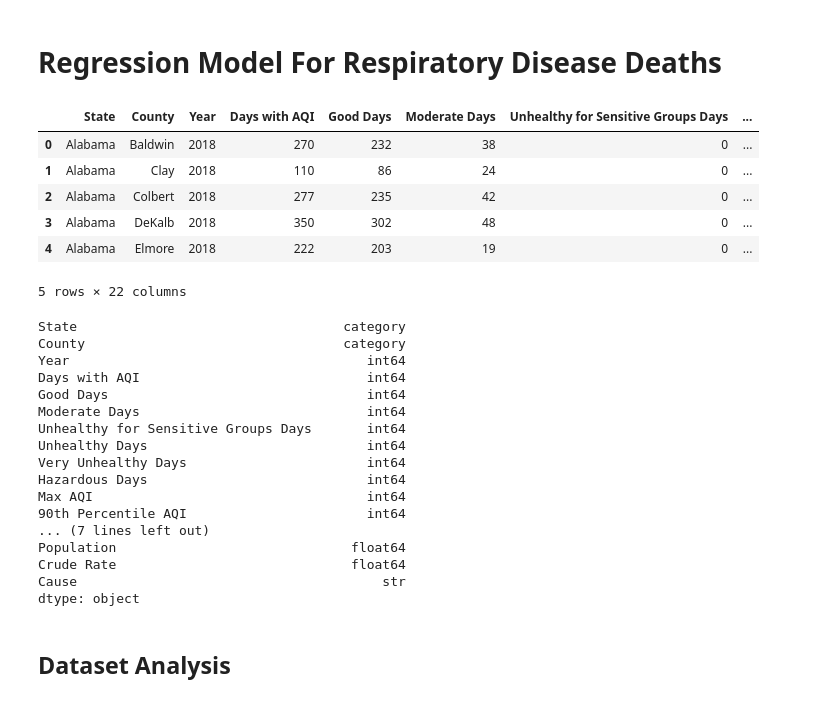
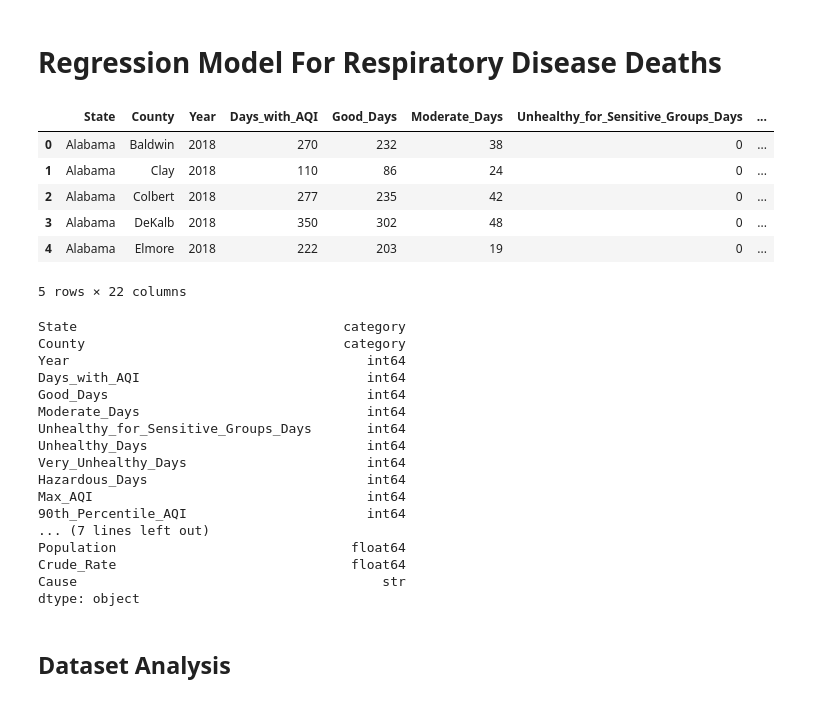
Before and after one commit to yunaxin/air-quality-health-analysis, a Jupyter notebook: analysis.ipynb, the cells around one changed output. Drawn from its saved outputs; the diff is of its cells as text; code cells hidden in the pictures.

```diff
--- a/analysis.ipynb
+++ b/analysis.ipynb
@@ -3,21 +3,27 @@
 # %%
 import pandas as pd
 import matplotlib.pyplot  as plt
 import seaborn as sns
 import statsmodels.api as sm
 from statsmodels.stats.outliers_influence import variance_inflation_factor
 from statsmodels.tools.tools import add_constant
+import statsmodels.formula.api as smf
 import numpy as np
+from itertools import combinations
+from tqdm.notebook import tqdm
+from sklearn import metrics
+from statsmodels.tsa.stattools import acf
 
 # Load the cleaned dataset
 df = pd.read_csv("./datasets/processed_dataset.csv")
+df.columns = df.columns.str.replace(" ", "_")
 df["State"] = df["State"].astype('category')
 df["County"] = df["County"].astype('category')
 
 # Preview the data
 df.head()
 # %% [output]
-|  | State | County | Year | Days with AQI | Good Days | Moderate Days | Unhealthy for Sensitive Groups Days | ... |
+|  | State | County | Year | Days_with_AQI | Good_Days | Moderate_Days | Unhealthy_for_Sensitive_Groups_Days | ... |
 | 0 | Alabama | Baldwin | 2018 | 270 | 232 | 38 | 0 | ... |
 | 1 | Alabama | Clay | 2018 | 110 | 86 | 24 | 0 | ... |
 | 2 | Alabama | Colbert | 2018 | 277 | 235 | 42 | 0 | ... |
@@ -31,18 +37,18 @@ df.dtypes
 State                                  category
 County                                 category
 Year                                      int64
-Days with AQI                             int64
-Good Days                                 int64
-Moderate Days                             int64
-Unhealthy for Sensitive Groups Days       int64
-Unhealthy Days                            int64
-Very Unhealthy Days                       int64
-Hazardous Days                            int64
-Max AQI                                   int64
-90th Percentile AQI                       int64
+Days_with_AQI                             int64
+Good_Days                                 int64
+Moderate_Days                             int64
+Unhealthy_for_Sensitive_Groups_Days       int64
+Unhealthy_Days                            int64
+Very_Unhealthy_Days                       int64
+Hazardous_Days                            int64
+Max_AQI                                   int64
+90th_Percentile_AQI                       int64
 ... (7 lines left out)
 Population                              float64
-Crude Rate                              float64
+Crude_Rate                              float64
 Cause                                       str
 dtype: object
 # %% [markdown]
```
Also changed, not shown: parts of 45 cells of this notebook.
